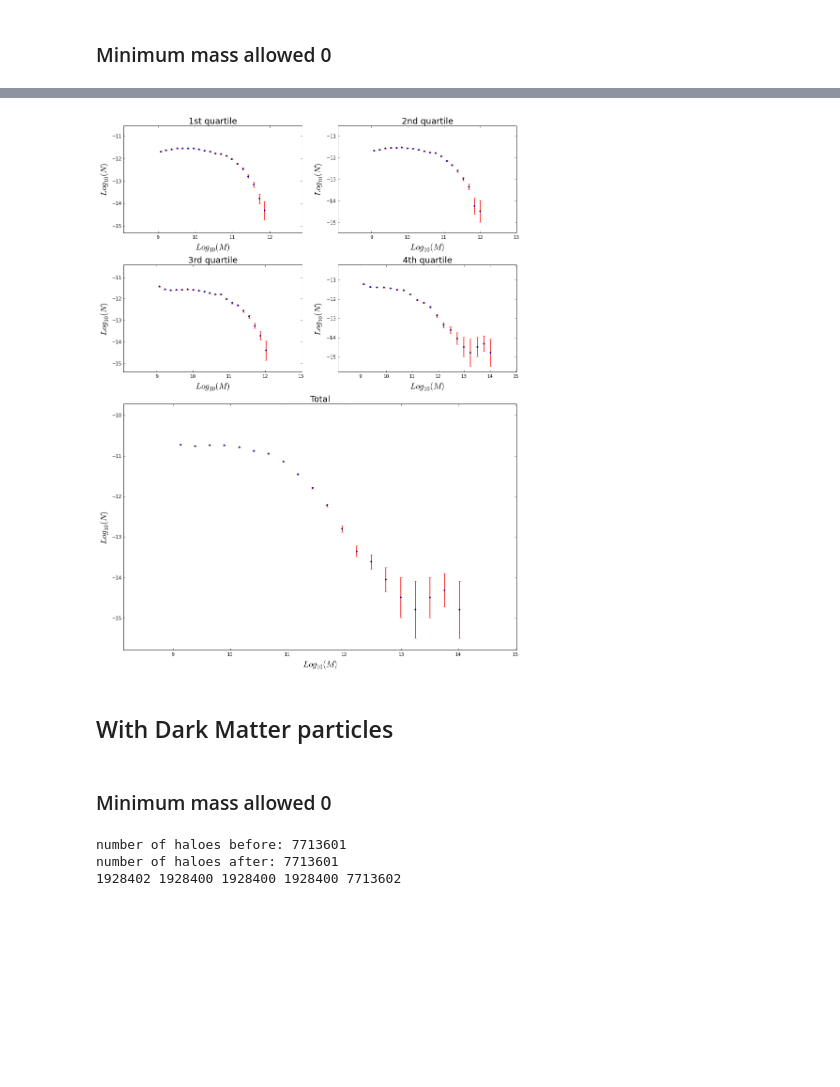
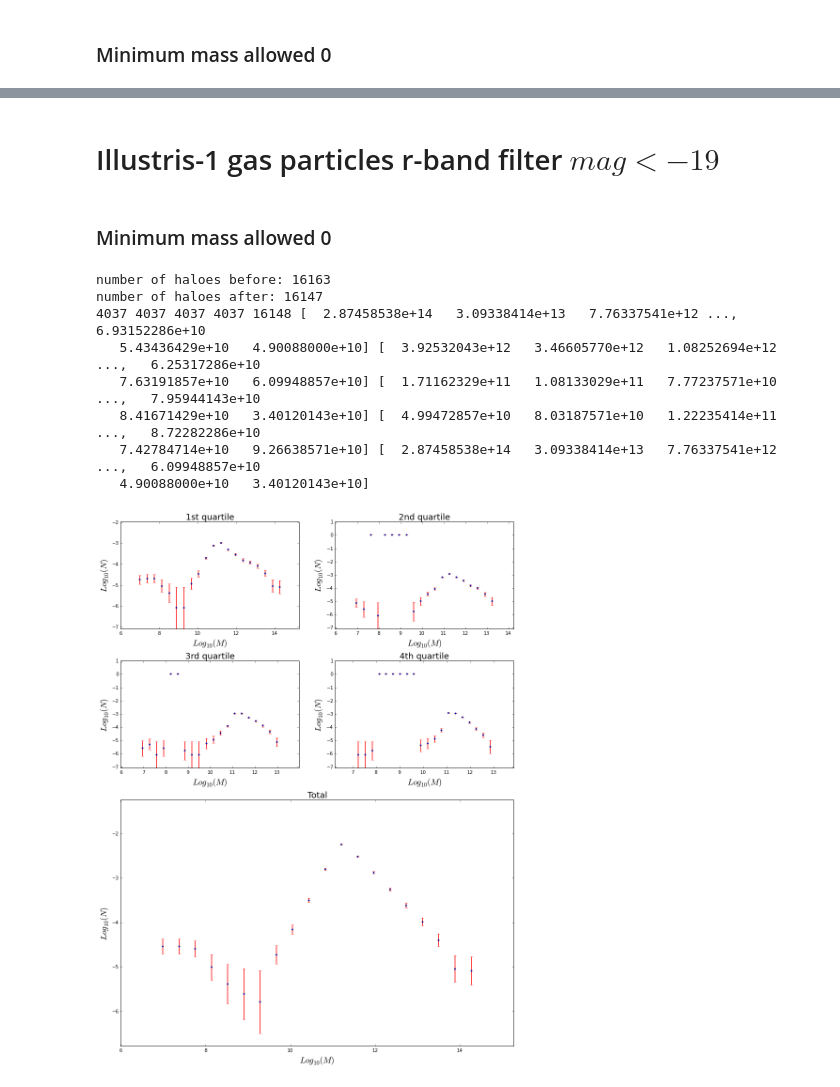
Before and after one commit to jdprada1760/Cornell_Summer, a Jupyter notebook: Illustris_Run/Code/Illustris quartiles.ipynb, the cells around one changed output, grey strips where cells are left out. Cells and saved outputs as stored; diff of their text form; code cells hidden in the pictures; blank space fills up the shorter version.

```diff
--- a/Illustris_Run/Code/Illustris quartiles.ipynb
+++ b/Illustris_Run/Code/Illustris quartiles.ipynb
@@ -134,14 +144,17 @@ number of haloes after: 156138
-# %%
-histo(20)
-# %% [output]
-[figure, removed]
-# %% [markdown]
-## With Dark Matter particles
+# %% [markdown]
+# Illustris-1 gas particles r-band filter $mag <-19$
 # %% [markdown]
 ### Minimum mass allowed 0
 # %%
-loadHaloes("../Data/dm.data",3.0,0,0)
+loadHaloes("env1_19.data",3.0,1,0)
+histo(20)
 # %% [output]
-number of haloes before: 7713601
-number of haloes after: 7713601
-1928402 1928400 1928400 1928400 7713602
+number of haloes before: 16163
+number of haloes after: 16147
+4037 4037 4037 4037 16148 [  2.87458538e+14   3.09338414e+13   7.76337541e+12 ...,   6.93152286e+10
+   5.43436429e+10   4.90088000e+10] [  3.92532043e+12   3.46605770e+12   1.08252694e+12 ...,   6.25317286e+10
+   7.63191857e+10   6.09948857e+10] [  1.71162329e+11   1.08133029e+11   7.77237571e+10 ...,   7.95944143e+10
+   8.41671429e+10   3.40120143e+10] [  4.99472857e+10   8.03187571e+10   1.22235414e+11 ...,   8.72282286e+10
+   7.42784714e+10   9.26638571e+10] [  2.87458538e+14   3.09338414e+13   7.76337541e+12 ...,   6.09948857e+10
+   4.90088000e+10   3.40120143e+10]
+[figure, added]
```
Also changed, not shown: parts of 17 cells of this notebook.
